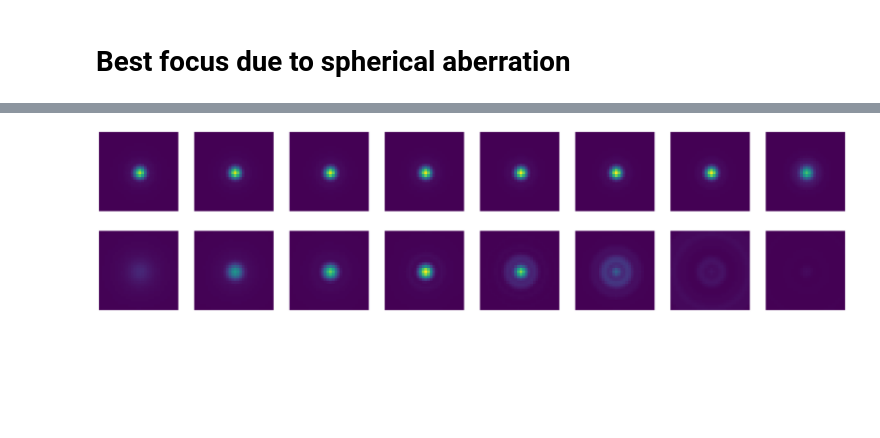
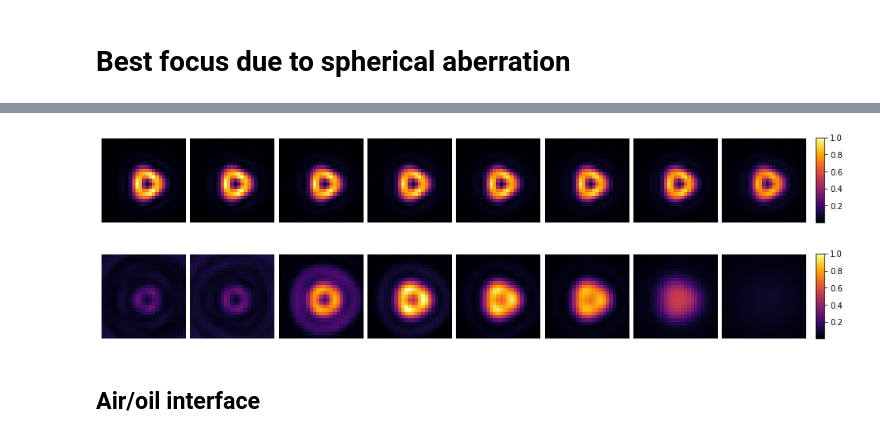
Before and after one commit to rodguti90/pyPSFstack, a Jupyter notebook: spherical_compensation.ipynb, the cells around one changed output, grey strips where cells are left out. Drawn from its saved outputs; the diff is of its cells as text; code cells hidden in the pictures; blank space fills up the shorter version.

```diff
--- a/spherical_compensation.ipynb
+++ b/spherical_compensation.ipynb
@@ -24,0 +95,26 @@ wavelength = 525
+# %%
+params['source']['delta'] = distance_coverslip[0]/wavelength
+params['zdiversity']['z_list'] = -params['source']['delta']*np.array(alpha_list)
+src1 = DipoleInterfaceSource(**params['pupil'],**params['source'])
+zdiv1 = ZDiversity(**params['zdiversity'], **params['pupil'])
+psfs1 = PSFStack([src1,wdw], zdiversity=zdiv1)
+psfs1.compute_psf_stack(orientation=[0,0,0])
+params['source']['delta'] = distance_coverslip[1]/wavelength
+params['zdiversity']['z_list'] = -params['source']['delta']*np.array(alpha_list)
+src2 = DipoleInterfaceSource(**params['pupil'],**params['source'])
+zdiv2 = ZDiversity(**params['zdiversity'], **params['pupil'])
+psfs2= PSFStack([src2,wdw], zdiversity=zdiv2)
+psfs2.compute_psf_stack(orientation=[0,0,0])
+# %%
+n_trim = 25
+stack1 = trim_stack(psfs1.psf_stack, n_trim)
+stack1 /= np.max(stack1)
+stack2 = trim_stack(psfs2.psf_stack, n_trim)
+stack2 /= np.max(stack2)
+plot_alphastack(stack1)
+plot_alphastack(stack2)
+# %% [output]
+[figure, added]
+[figure, added]
+# %% [markdown]
+## Air/oil interface
@@ -53,16 +160,3 @@ src2 = DipoleInterfaceSource(**params['pupil'],**params['source'])
 zdiv2 = ZDiversity(**params['zdiversity'], **params['pupil'])
 psfs2= PSFStack([src2], zdiversity=zdiv2)
 psfs2.compute_psf_stack(orientation=[0,0,0])
-# %%
-stack1 = trim_stack(psfs1.psf_stack, 30)
-stack1 /= np.max(stack1)
-stack2 = trim_stack(psfs2.psf_stack, 30)
-stack2 /= np.max(stack2)
-fig, ax = plt.subplots(2,8,figsize=(32,8))
-for ind in range(8):
-    ax[0,ind].imshow(stack1[...,ind],vmin=0,vmax=1)
-    ax[0,ind].set_axis_off()
-    ax[1,ind].imshow(stack2[...,ind],vmin=0,vmax=1)
-    ax[1,ind].set_axis_off()
-# %% [output]
-[figure, removed]
```
Also changed, not shown: parts of 14 cells of this notebook.
